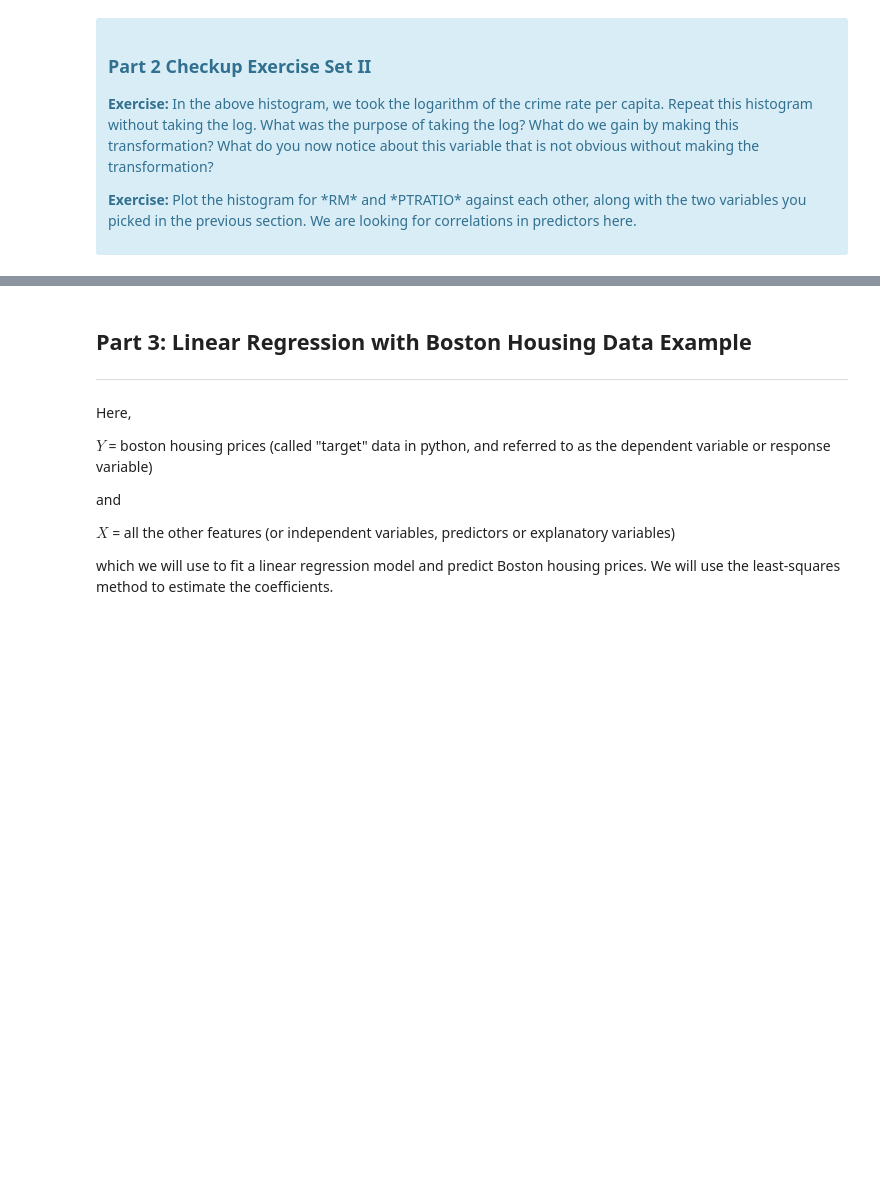
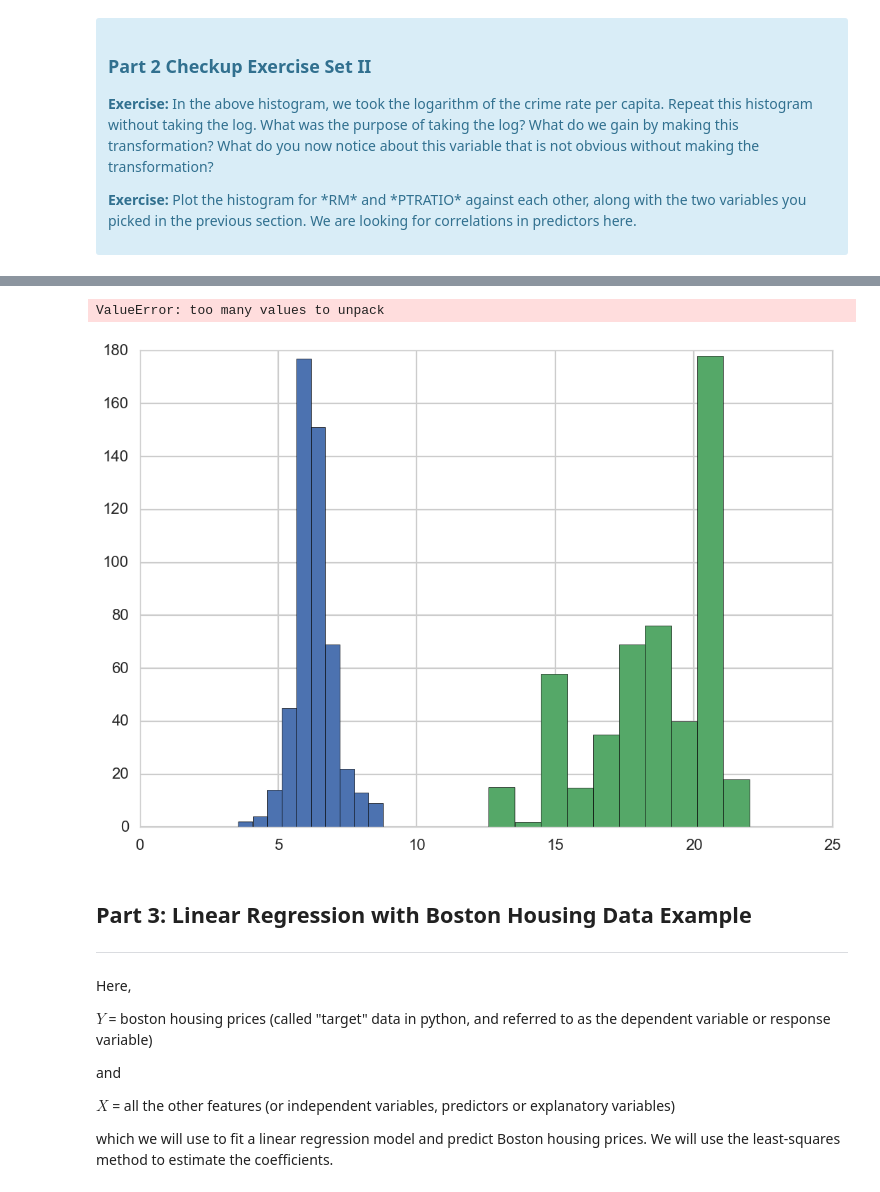
Before and after one commit to mindyng/Springboard-DSCT, a Jupyter notebook: Mini_Project_Linear_Regression.ipynb, the cells around one changed output, grey strips where cells are left out. Drawn from its saved outputs; the diff is of its cells as text; code cells hidden in the pictures; blank space fills up the shorter version.

```diff
--- a/Mini_Project_Linear_Regression.ipynb
+++ b/Mini_Project_Linear_Regression.ipynb
@@ -427,3 +425,25 @@ plt.show()
+# %%
+# plt.hist(bos.INDUS)
+# plt.title("INDUS")
+# plt.xlabel("proportion of non-retail business acres per town")
+# plt.ylabel("Frequency")
+# plt.show()
+
+# plt.hist(bos.NOX)
+# plt.title("NOX")
+# plt.xlabel("nitric oxides concentration (parts per 10 million)")
+# plt.ylabel("Frequency")
+# plt.show()
+
+#????????
+df = plt.hist(bos.RM)
+fig, ax = plt.hist(bos.PTRATIO)
+
+seaborn.kdeplot(df['INDUS'], ax=ax)
+seaborn.kdeplot(df['NOX'], ax=ax)
+# %% [output]
+ValueError: too many values to unpack
+[figure, added]
 # %% [markdown]
 ## Part 3: Linear Regression with Boston Housing Data Example
 ***
```
Also changed, not shown: parts of 29 cells of this notebook.
